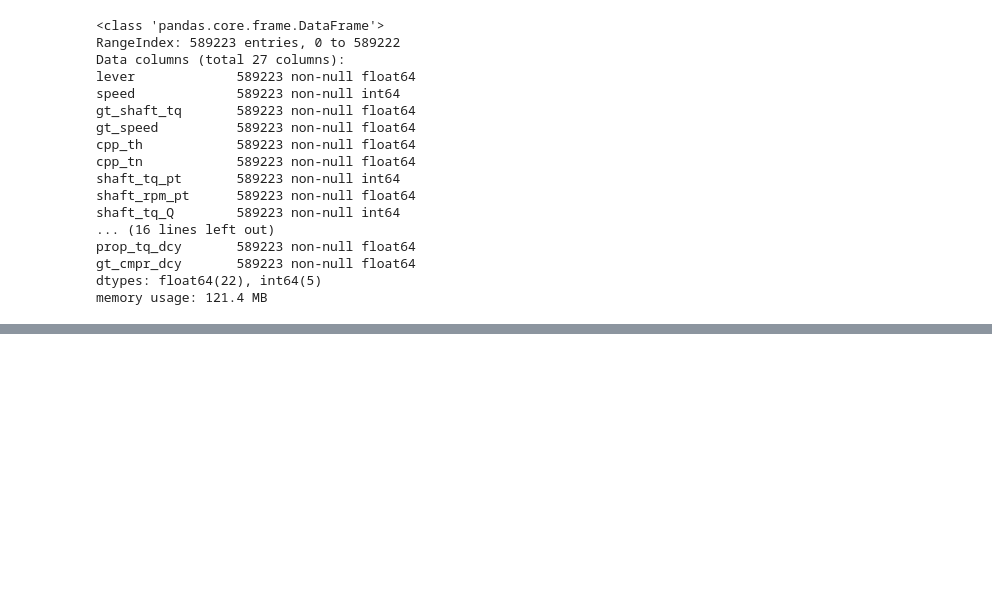
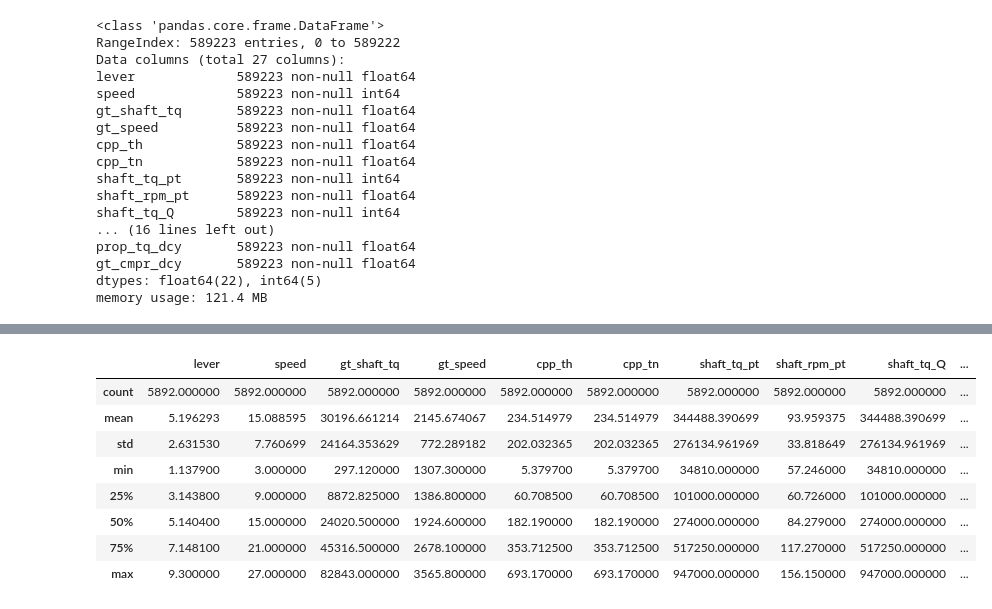
Before and after one commit to slickFix/Gas-compressor-failure-prediction, a Jupyter notebook: Tf_model.ipynb, the cells around one changed output, grey strips where cells are left out. Saved outputs shown, nothing was run; the diff lists cells and outputs as text; code cells hidden in the pictures; blank space fills up the shorter version.

Commit message:
reduce sample size for test

```diff
--- a/Tf_model.ipynb
+++ b/Tf_model.ipynb
@@ -71,0 +74,4 @@ memory usage: 121.4 MB
+# %%
+# reducing the dataset size for testing
+
+df_t = df.sample(frac = 0.01,random_state = 101)
@@ -71,0 +98,12 @@ memory usage: 121.4 MB
+# %%
+df_t.describe()
+# %% [output]
+|  | lever | speed | gt_shaft_tq | gt_speed | cpp_th | cpp_tn | shaft_tq_pt | shaft_rpm_pt | shaft_tq_Q | ... |
+| count | 5892.000000 | 5892.000000 | 5892.000000 | 5892.000000 | 5892.000000 | 5892.000000 | 5892.000000 | 5892.000000 | 5892.000000 | ... |
+| mean | 5.196293 | 15.088595 | 30196.661214 | 2145.674067 | 234.514979 | 234.514979 | 344488.390699 | 93.959375 | 344488.390699 | ... |
+| std | 2.631530 | 7.760699 | 24164.353629 | 772.289182 | 202.032365 | 202.032365 | 276134.961969 | 33.818649 | 276134.961969 | ... |
+| min | 1.137900 | 3.000000 | 297.120000 | 1307.300000 | 5.379700 | 5.379700 | 34810.000000 | 57.246000 | 34810.000000 | ... |
+| 25% | 3.143800 | 9.000000 | 8872.825000 | 1386.800000 | 60.708500 | 60.708500 | 101000.000000 | 60.726000 | 101000.000000 | ... |
+| 50% | 5.140400 | 15.000000 | 24020.500000 | 1924.600000 | 182.190000 | 182.190000 | 274000.000000 | 84.279000 | 274000.000000 | ... |
+| 75% | 7.148100 | 21.000000 | 45316.500000 | 2678.100000 | 353.712500 | 353.712500 | 517250.000000 | 117.270000 | 517250.000000 | ... |
+| max | 9.300000 | 27.000000 | 82843.000000 | 3565.800000 | 693.170000 | 693.170000 | 947000.000000 | 156.150000 | 947000.000000 | ... |
```
Also changed, not shown: parts of 3 cells of this notebook.
